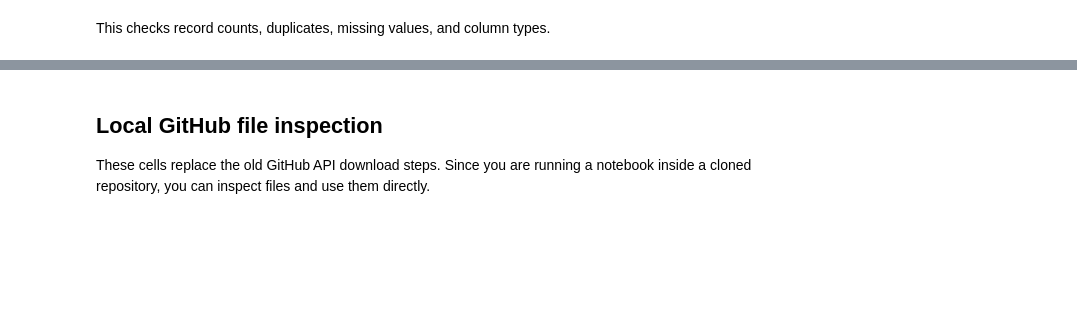
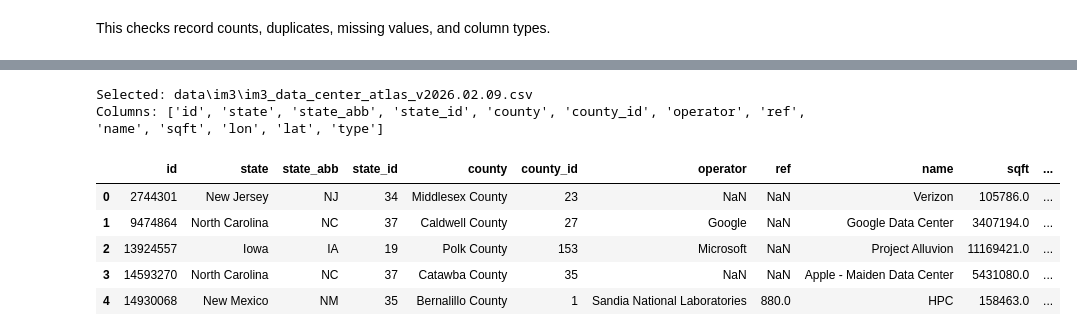
Before and after one commit to KhTJackson/ai-law-datacenter-siting, a Jupyter notebook: data/cerf_siting/data_pipeline/ai_sc_script_join.ipynb, the cells around one changed output, grey strips where cells are left out. Drawn from its saved outputs; the diff is of its cells as text; code cells hidden in the pictures; blank space fills up the shorter version.

Commit message:
original draft join notebook working, needs further cleaning

```diff
--- a/data/cerf_siting/data_pipeline/ai_sc_script_join.ipynb
+++ b/data/cerf_siting/data_pipeline/ai_sc_script_join.ipynb
@@ -879,0 +842,31 @@ IM3 Atlas: data\im3\im3_data_center_atlas_v2026.02.09.csv
+# %%
+# Find repository datasets; prefer exact known locations, then search by filename.
+def locate_file(filename, preferred=()):
+    for relative in preferred:
+        candidate = project_dir / relative
+        if candidate.is_file():
+            return candidate
+    matches = sorted(p for p in project_dir.rglob(filename)
+                     if p.is_file() and '.git' not in p.parts and 'stage2_clean_join' not in p.parts)
+    if len(matches) == 1:
+        return matches[0]
+    if not matches:
+        raise FileNotFoundError(f'Missing {filename} under {project_dir}. Check Git LFS and git pull.')
+    raise ValueError(f'Multiple files named {filename}: {matches}. Specify a path explicitly.')
+
+cerf_path = locate_file('cerf_county_tabular.csv')
+fips_path = locate_file('state_county_and_city_fips_reference_table.csv')
+ncsl_path = locate_file('ncsl_ai_db.csv',
+                        ['data/ncsl_ai/data_pipeline/output/ncsl_ai_db.csv'])
+atlas_path = locate_file('im3_data_center_atlas_v2026.02.09.csv',
+                         ['data/im3/im3_data_center_atlas_v2026.02.09.csv'])
+
+im3_dirs = [p for p in project_dir.rglob('projected_data_centers') if p.is_dir()]
+print(im3_dirs)
+if len(im3_dirs) != 1:
+    raise FileNotFoundError(f'Expected one IM3 projected scenario folder; found {len(im3_dirs)}: {im3_dirs}')
+im3_dir = im3_dirs[0]
+
+for name, path in {'CERF': cerf_path, 'FIPS': fips_path, 'NCSL': ncsl_path,
+                   'IM3 Projected': im3_dir, 'IM3 Atlas': atlas_path}.items():
+    print(f'{name}: {path.relative_to(project_dir)}')
@@ -1488,13 +1620,14 @@ for source in ['cerf', 'atlas', 'ncsl']:
-# %% [markdown]
-## Local GitHub file inspection
-
-These cells replace the old GitHub API download steps. Since you are running a notebook inside a cloned repository, you can inspect files and use them directly.
 # %%
-# List raw data files already available locally.
-raw_data_dir = project_dir / 'raw data'
-if not raw_data_dir.is_dir():
-    raise FileNotFoundError(f'Expected raw data folder: {raw_data_dir}')
-raw_files = sorted(p for p in raw_data_dir.rglob('*') if p.is_file())
-print(f'Found {len(raw_files)} local files in raw data/')
-for path in raw_files:
-    print(path.relative_to(project_dir))
+selected_preview = pd.read_csv(atlas_path, nrows=5)
+print('Selected:', atlas_path.relative_to(project_dir))
+print('Columns:', selected_preview.columns.tolist())
+display(selected_preview)
+# %% [output]
+Selected: data\im3\im3_data_center_atlas_v2026.02.09.csv
+Columns: ['id', 'state', 'state_abb', 'state_id', 'county', 'county_id', 'operator', 'ref', 'name', 'sqft', 'lon', 'lat', 'type']
+|  | id | state | state_abb | state_id | county | county_id | operator | ref | name | sqft | ... |
+| 0 | 2744301 | New Jersey | NJ | 34 | Middlesex County | 23 | NaN | NaN | Verizon | 105786.0 | ... |
+| 1 | 9474864 | North Carolina | NC | 37 | Caldwell County | 27 | Google | NaN | Google Data Center | 3407194.0 | ... |
+| 2 | 13924557 | Iowa | IA | 19 | Polk County | 153 | Microsoft | NaN | Project Alluvion | 11169421.0 | ... |
+| 3 | 14593270 | North Carolina | NC | 37 | Catawba County | 35 | NaN | NaN | Apple - Maiden Data Center | 5431080.0 | ... |
+| 4 | 14930068 | New Mexico | NM | 35 | Bernalillo County | 1 | Sandia National Laboratories | 880.0 | HPC | 158463.0 | ... |
```
Also changed, not shown: parts of 17 cells of this notebook, 5 other files.
